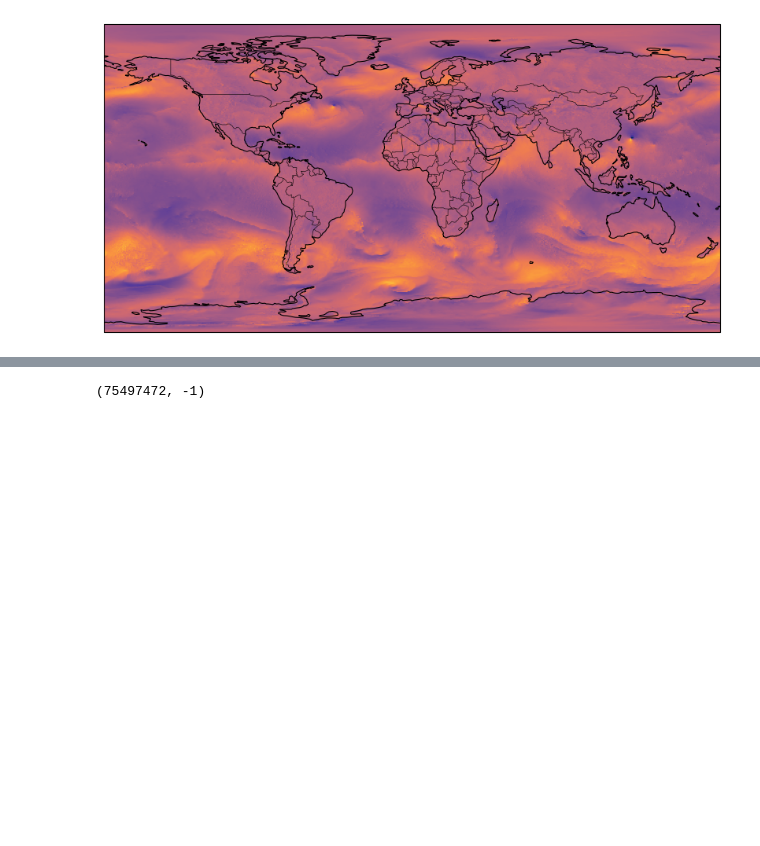
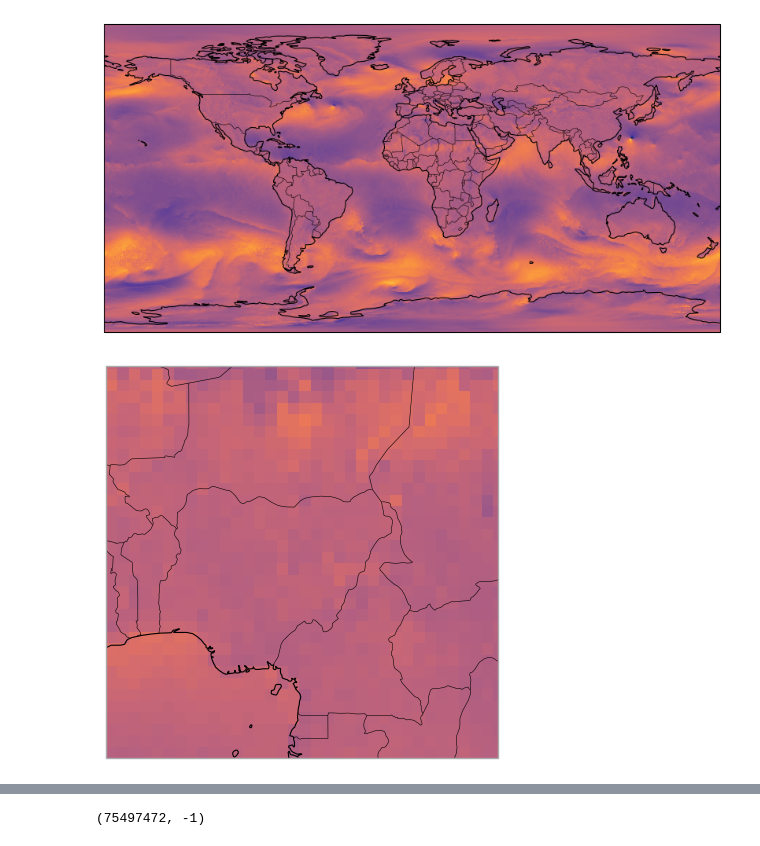
Before and after one commit to feng045/wcrp_hackathon, a Jupyter notebook: notebooks/plot_healpix_data.ipynb, the cells around one changed output, grey strips where cells are left out. Drawn from its saved outputs; the diff is of its cells as text; code cells hidden in the pictures; blank space fills up the shorter version.

```diff
--- a/notebooks/plot_healpix_data.ipynb
+++ b/notebooks/plot_healpix_data.ipynb
@@ -139,0 +145,5 @@ worldmap(data.u.isel(t=0, p=0), cmap=cmocean.cm.thermal)
+# %%
+worldmap(d, cmap=cmocean.cm.thermal)
+plt.gca().set_extent((0, 20, 0, 20))
+# %% [output]
+[figure, added]
```
Also changed, not shown: parts of 14 cells of this notebook, 3 other files.
